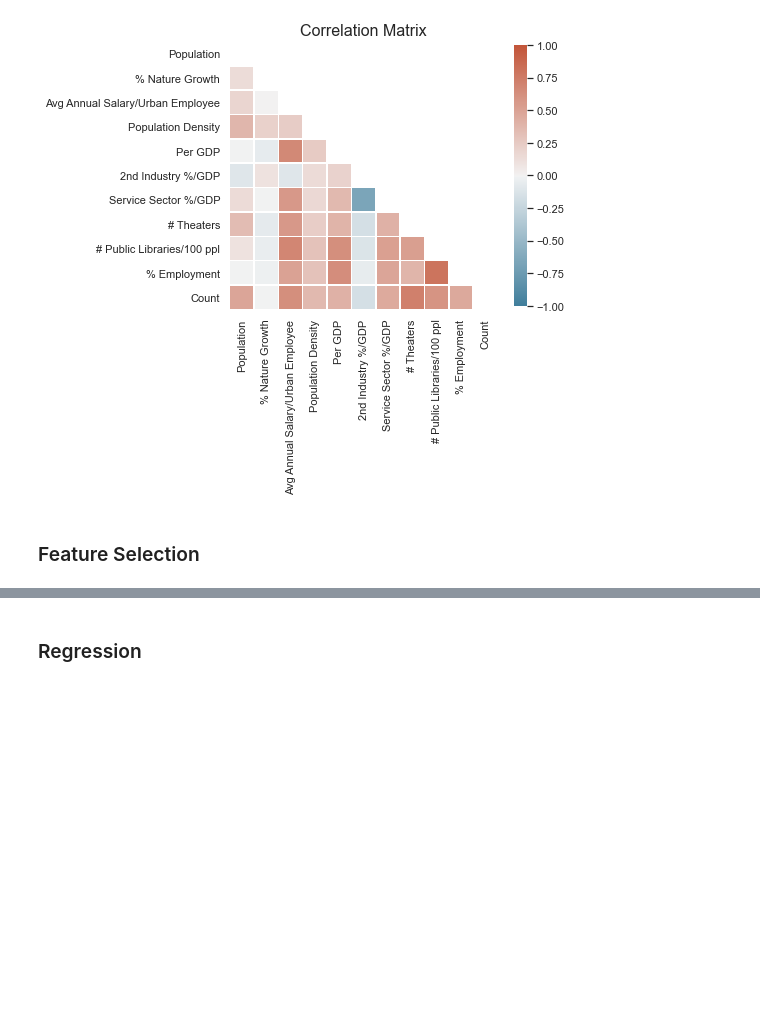
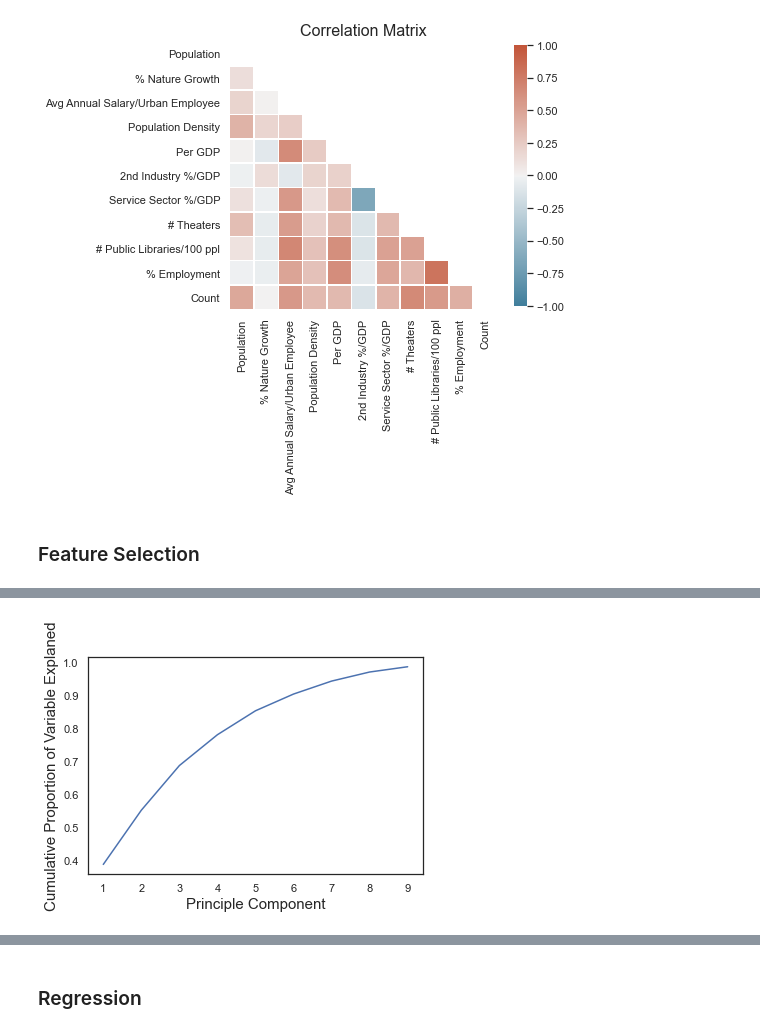
Before and after one commit to cs-ssa-w21/final-project-rooibos, a Jupyter notebook: visualization.ipynb, the cells around one changed output, grey strips where cells are left out. Saved outputs shown, nothing was run; the diff lists cells and outputs as text; code cells hidden in the pictures; blank space fills up the shorter version.

```diff
--- a/visualization.ipynb
+++ b/visualization.ipynb
@@ -502,3 +495,17 @@ plt.show()
+# %%
+#plot cumulative variance explained
+cum_pve = []
+s=0
+for i in pve:
+    s += i
+    cum_pve.append(s)
+plt.figure(figsize=(6, 4))
+plt.plot(np.arange(1, N), cum_pve)
+plt.ylabel("Cumulative Proportion of Variable Explaned", fontsize=15)
+plt.xlabel("Principle Component", fontsize=15)
+plt.show()
+# %% [output]
+[figure, added]
 # %%
 # Examine feature importance
 from sklearn.ensemble import ExtraTreesClassifier
```
Also changed, not shown: parts of 14 cells of this notebook, 2 other files.
